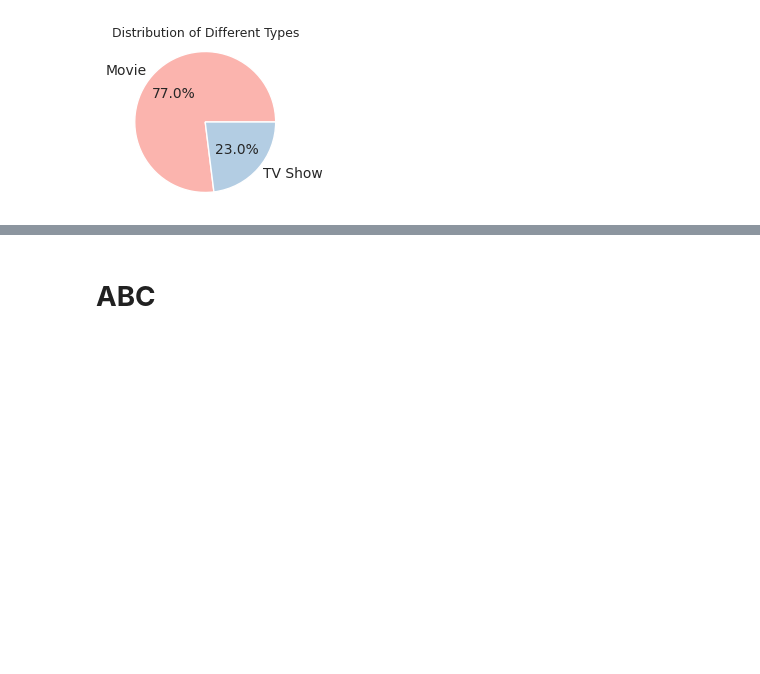
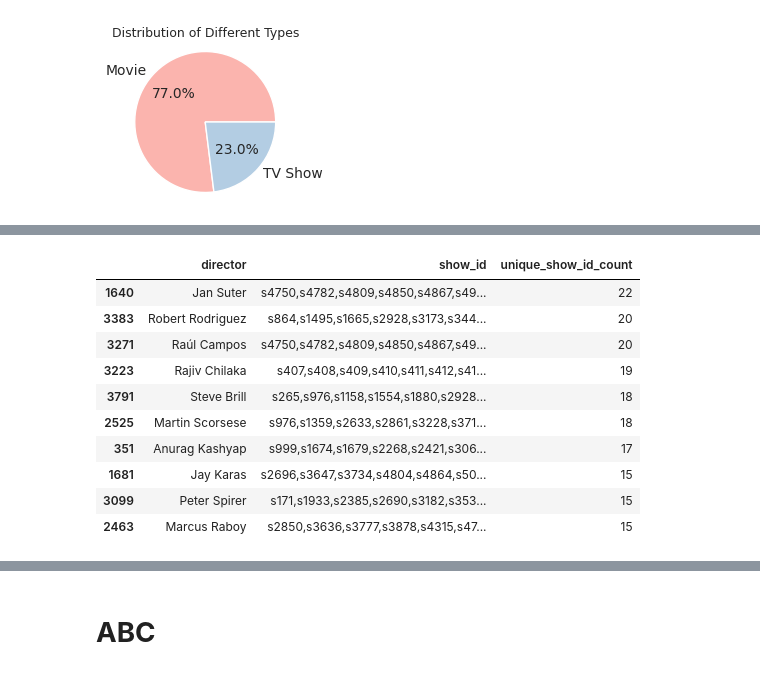
Before and after one commit to DSabarish/netflix_data_analysis, a Jupyter notebook: Netflix_15.ipynb, the cells around one changed output, grey strips where cells are left out. Saved outputs shown, nothing was run; the diff lists cells and outputs as text; code cells hidden in the pictures; blank space fills up the shorter version.

```diff
--- a/Netflix_15.ipynb
+++ b/Netflix_15.ipynb
@@ -680,0 +730,26 @@ Name: count, dtype: int64
+# %%
+import pandas as pd
+
+# Group by director and aggregate show IDs into a comma-separated string
+director_show_ids = movie_df.groupby('director')['show_id'].agg(lambda x: ','.join(x.unique())).reset_index()
+
+# Count the unique show IDs for each director
+director_show_ids['unique_show_id_count'] = director_show_ids['show_id'].apply(lambda x: len(x.split(',')))
+
+# Sort the DataFrame by unique_show_id_count in descending order
+director_show_ids_sorted = director_show_ids.sort_values(by='unique_show_id_count', ascending=False)
+
+# Display the top 10 rows
+director_show_ids_sorted.head(10)
+# %% [output]
+|  | director | show_id | unique_show_id_count |
+| 1640 | Jan Suter | s4750,s4782,s4809,s4850,s4867,s49... | 22 |
+| 3383 | Robert Rodriguez | s864,s1495,s1665,s2928,s3173,s344... | 20 |
+| 3271 | Raúl Campos | s4750,s4782,s4809,s4850,s4867,s49... | 20 |
+| 3223 | Rajiv Chilaka | s407,s408,s409,s410,s411,s412,s41... | 19 |
+| 3791 | Steve Brill | s265,s976,s1158,s1554,s1880,s2928... | 18 |
+| 2525 | Martin Scorsese | s976,s1359,s2633,s2861,s3228,s371... | 18 |
+| 351 | Anurag Kashyap | s999,s1674,s1679,s2268,s2421,s306... | 17 |
+| 1681 | Jay Karas | s2696,s3647,s3734,s4804,s4864,s50... | 15 |
+| 3099 | Peter Spirer | s171,s1933,s2385,s2690,s3182,s353... | 15 |
+| 2463 | Marcus Raboy | s2850,s3636,s3777,s3878,s4315,s47... | 15 |
```
Also changed, not shown: parts of 12 cells of this notebook.
